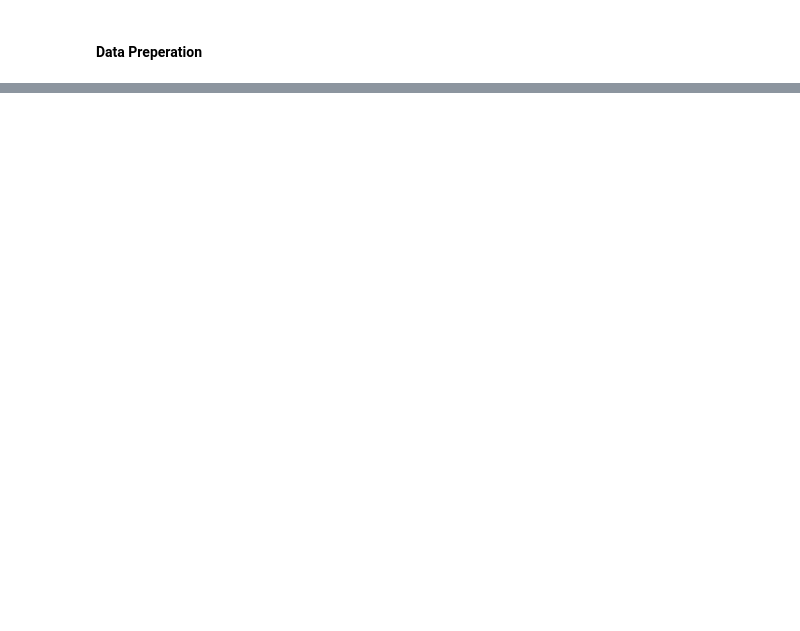
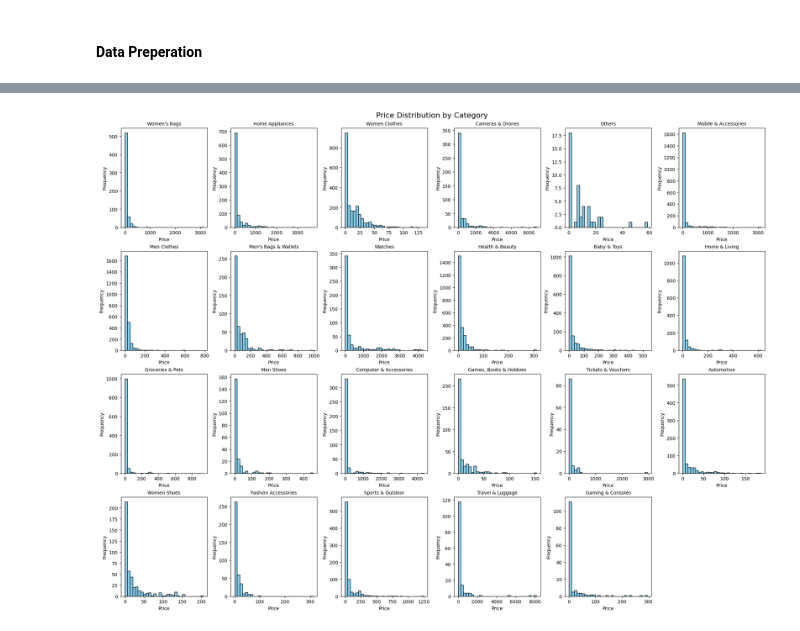
Before and after one commit to 7-teens/7-teens-DSA3101-2410-Project, a Jupyter notebook: Subgroup B/Question_2_Price_Elasticity_and_Dynamic_Pricing.ipynb, the cells around one changed output, grey strips where cells are left out. Drawn from its saved outputs; the diff is of its cells as text; code cells hidden in the pictures; blank space fills up the shorter version.

```diff
--- a/Subgroup B/Question_2_Price_Elasticity_and_Dynamic_Pricing.ipynb
+++ b/Subgroup B/Question_2_Price_Elasticity_and_Dynamic_Pricing.ipynb
@@ -14,3 +115,4 @@ warnings.filterwarnings('ignore')
 # %%
-products_df = pd.read_csv('..\Cleaned_Datasets\products.csv')
-orders_df = pd.read_csv('..\Cleaned_Datasets\orders.csv')
+products_df = pd.read_csv('../Cleaned_Datasets/products.csv')
+orders_df = pd.read_csv('../Cleaned_Datasets/orders.csv')
+customers_df = pd.read_csv('../Cleaned_Datasets/customers_sg.csv')
@@ -277,0 +136,11 @@ products_df_with_PED = products_df_with_PED.drop(columns=['PED_mean'])
+# %%
+products_df = products_df[['product_id',
+                     'title',
+                     'price_ori',
+                     'price_actual',
+                     'item_rating',
+                     'favorite',
+                     'total_sold',
+                     'main_category',
+                     'mid_category',
+                     'sub_category',]]
@@ -277,0 +160,4 @@ products_df_with_PED = products_df_with_PED.drop(columns=['PED_mean'])
+# %%
+# Extract unique main categories
+main_categories = products_df['main_category'].unique().tolist()
+print(main_categories)
@@ -277,0 +184,27 @@ products_df_with_PED = products_df_with_PED.drop(columns=['PED_mean'])
+# %%
+import matplotlib.pyplot as plt
+
+# Set up the grid for subplots
+fig, axes = plt.subplots(4, 6, figsize=(20, 15), constrained_layout=True)
+fig.suptitle('Price Distribution by Category', fontsize=16)
+
+# Flatten the axes array for easier iteration
+axes = axes.flatten()
+
+# Loop through each main category and plot the histogram
+for i, category in enumerate(main_categories):
+    category_data = products_df[products_df['main_category'] == category]
+
+    # Plot histogram on each subplot
+    axes[i].hist(category_data['price_ori'], bins=30, color='skyblue', edgecolor='black')
+    axes[i].set_title(f'{category}', fontsize=10)
+    axes[i].set_xlabel('Price')
+    axes[i].set_ylabel('Frequency')
+
+# Hide any unused subplots (if there are fewer than 24 categories)
+for j in range(len(main_categories), len(axes)):
+    axes[j].axis('off')
+
+plt.show()
+# %% [output]
+[figure, added]
```
Also changed, not shown: parts of 48 cells of this notebook.
